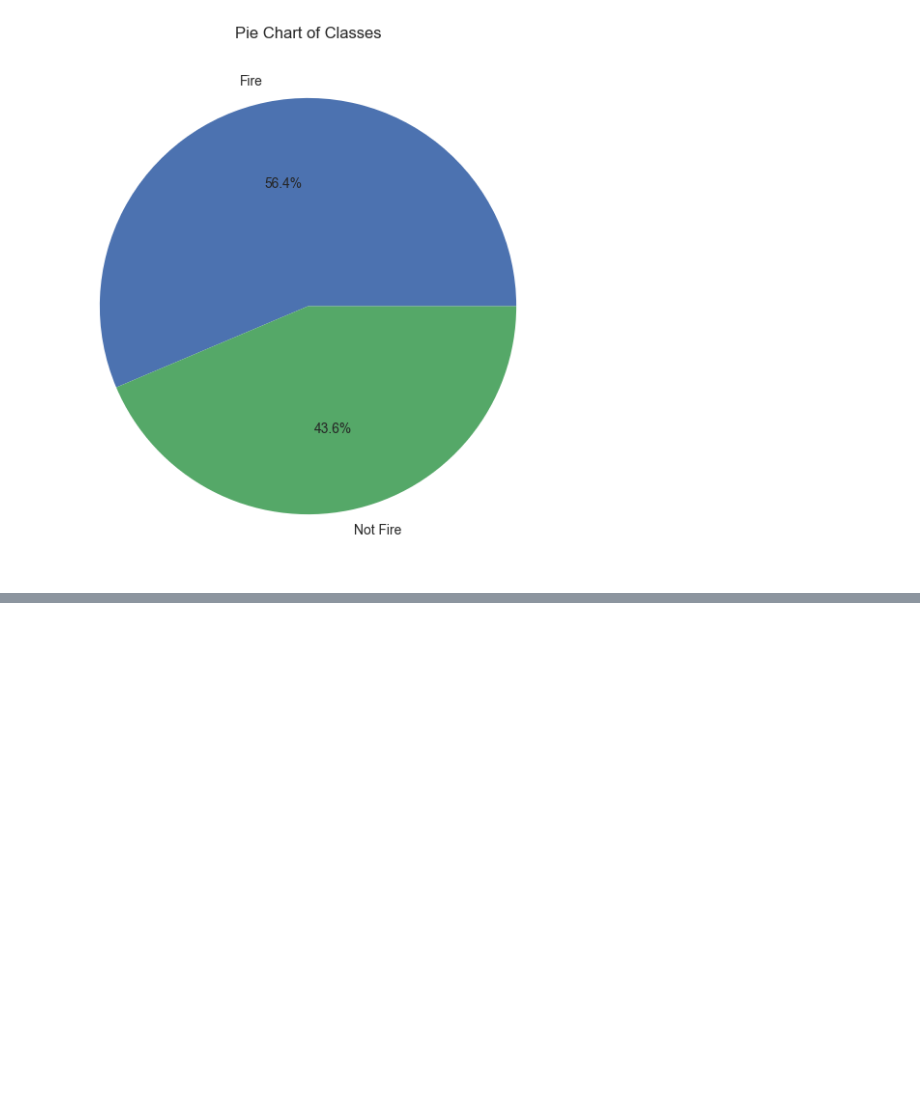
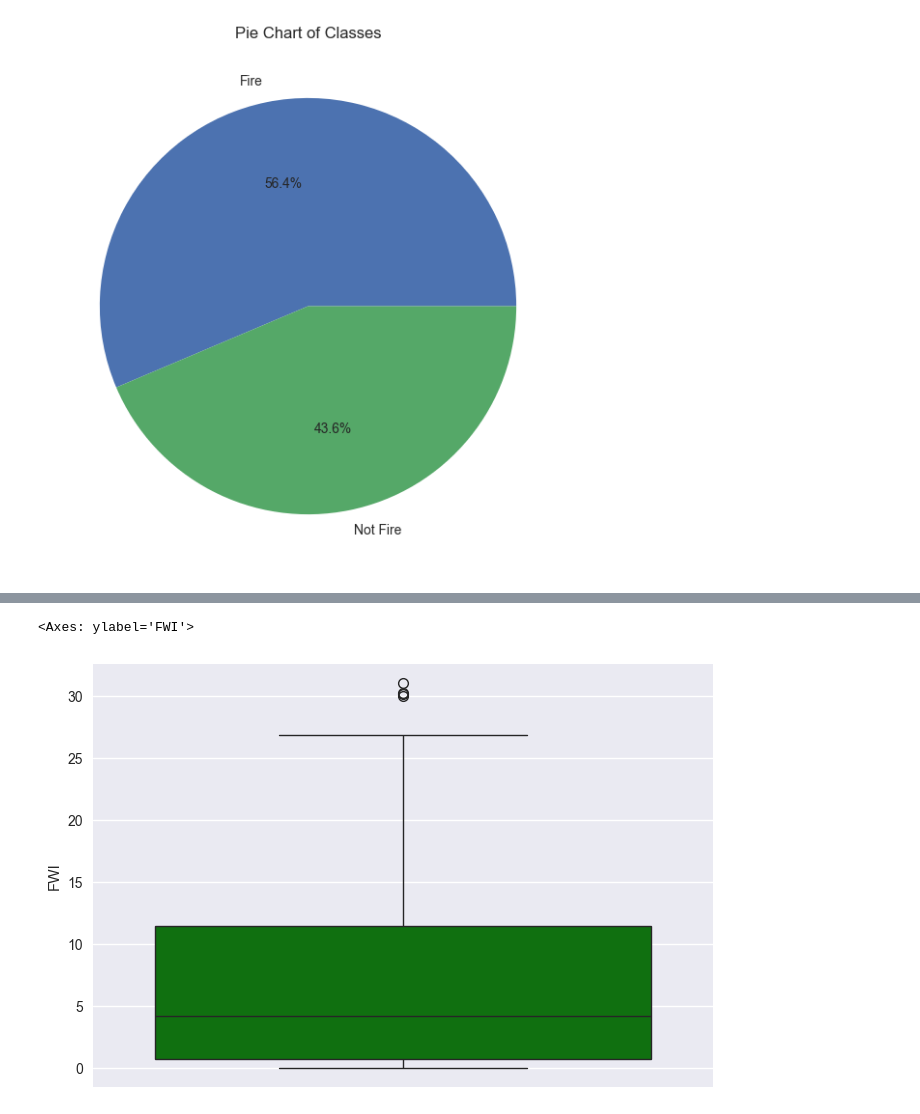
Before and after one commit to kunalkaushik1982/ml-regression, a Jupyter notebook: ridge_lasso_regression.ipynb, the cells around one changed output, grey strips where cells are left out. Cells and saved outputs as stored; diff of their text form; code cells hidden in the pictures; blank space fills up the shorter version.

```diff
--- a/ridge_lasso_regression.ipynb
+++ b/ridge_lasso_regression.ipynb
@@ -372,0 +440,6 @@ plt.show()
+# %%
+## Box Plots
+sns.boxplot(df['FWI'],color='green')
+# %% [output]
+<Axes: ylabel='FWI'>
+[figure, added]
```
Also changed, not shown: parts of 11 cells of this notebook.
